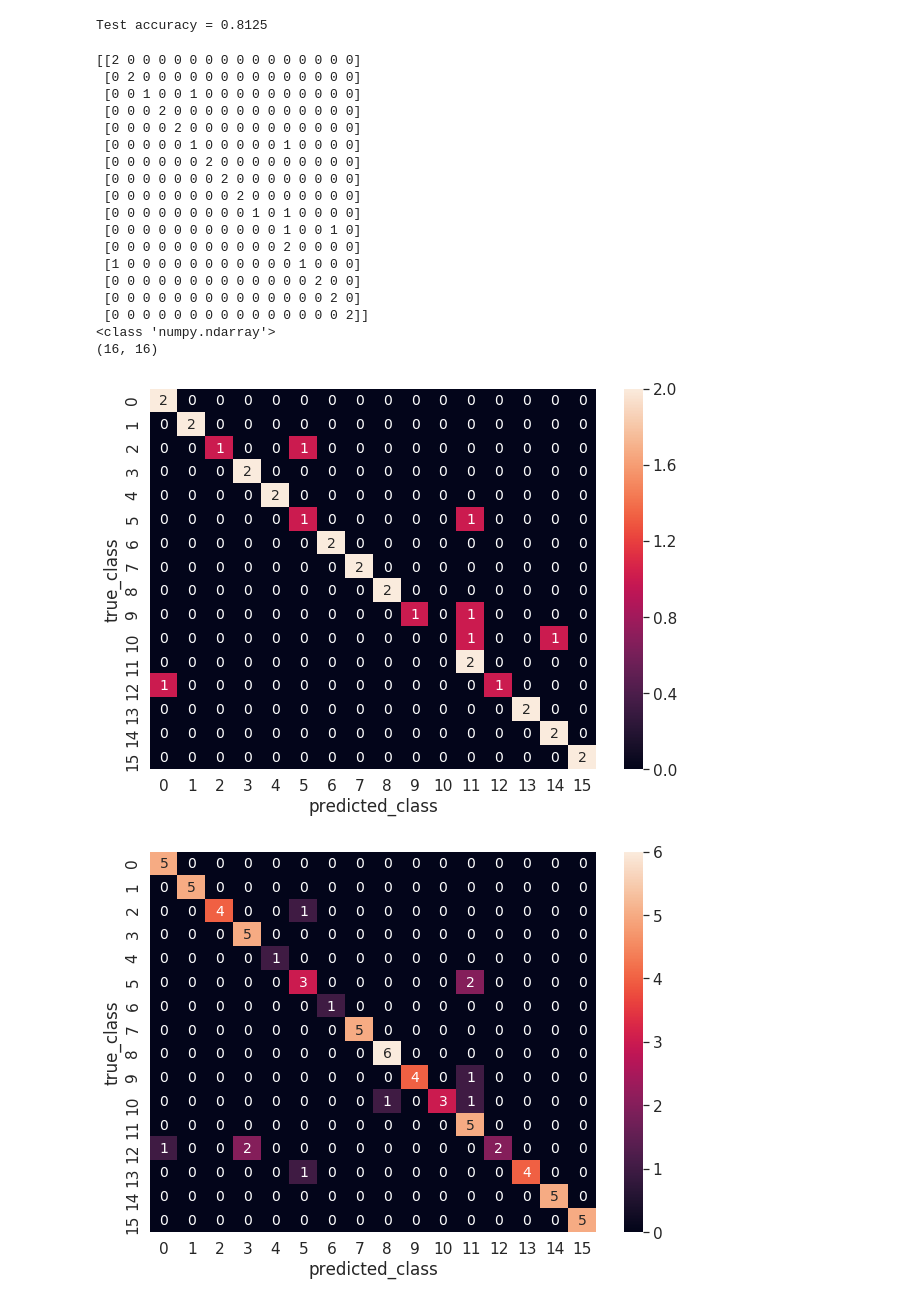
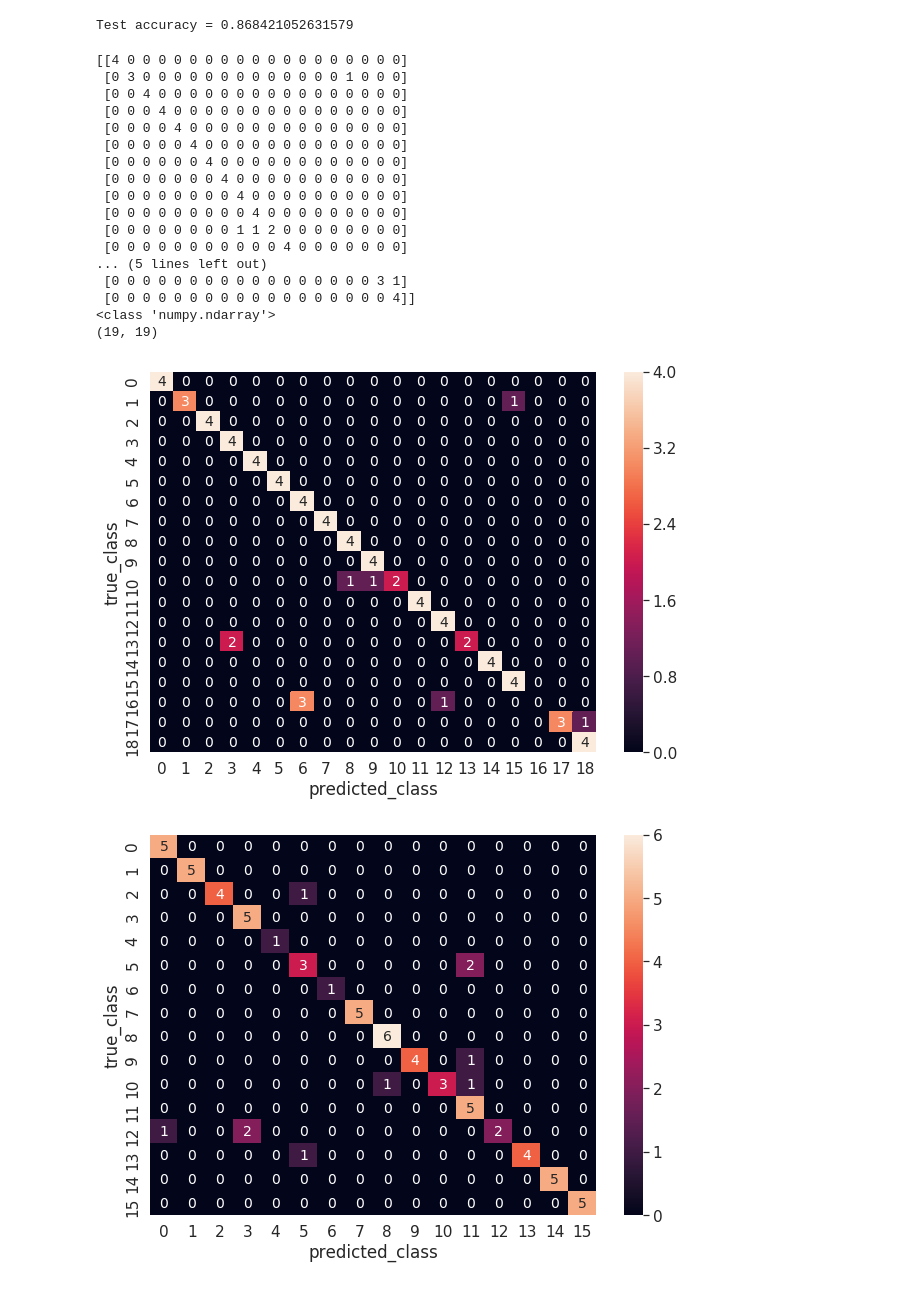
Before and after one commit to atifkarim/Implementation-of-Image-Perception-System-for-Kitchen-Utensils, a Jupyter notebook: classification_UE4_image/test_classification.ipynb, the cells around one changed output. Drawn from its saved outputs; the diff is of its cells as text; code cells hidden in the pictures.

Commit message:
train with high res image, accuracy good but still bad for some class

```diff
--- a/classification_UE4_image/test_classification.ipynb
+++ b/classification_UE4_image/test_classification.ipynb
@@ -30,8 +30,8 @@ from matplotlib.pylab import rcParams
 
 #import keras
 
-NUM_CLASSES = 16 # change it with respect to the desired class
-IMG_SIZE = 48 # change it if it desired
+NUM_CLASSES = 19 # change it with respect to the desired class
+IMG_SIZE = 100 # change it if it desired
 IMG_depth = 3 # for RGB 3, for B&W it will be 1
 from keras.applications import VGG16
 # %%
@@ -51,7 +51,7 @@ def preprocess_img(img):
     img = transform.resize(img, (IMG_SIZE, IMG_SIZE))
 
     # roll color axis to axis 0
-    img = np.rollaxis(img,-1) # comment out this line if need channel last operation
+#     img = np.rollaxis(img,-1) # comment this line if need channel last operation
 
     return img
 
@@ -62,4 +62,4 @@ def get_class(img_path):
 path = '/home/atif/machine_learning_stuff/model_file_keras/'
 # %%
 from keras.models import load_model
-model = load_model(path+'2019-10-15 09:16:18_new_model_channel_first_epoch_50.h5')
+model = load_model(path+'2019-10-22 09:44:04_vgg16_CHANNEL_LAST_epoch_50.h5')
@@ -106,7 +118,7 @@ y_pred = model.predict_classes(X_test)
 acc = np.sum(y_pred==y_test)/np.size(y_pred)
 print("Test accuracy = {}".format(acc))
 # %% [output]
-Test accuracy = 0.8125
+Test accuracy = 0.868421052631579
 # %%
 from sklearn.metrics import confusion_matrix
 results = confusion_matrix(y_test, y_pred)
@@ -114,42 +126,41 @@ print(results)
 print(type(results))
 print(results.shape)
 # %% [output]
-[[2 0 0 0 0 0 0 0 0 0 0 0 0 0 0 0]
- [0 2 0 0 0 0 0 0 0 0 0 0 0 0 0 0]
- [0 0 1 0 0 1 0 0 0 0 0 0 0 0 0 0]
- [0 0 0 2 0 0 0 0 0 0 0 0 0 0 0 0]
- [0 0 0 0 2 0 0 0 0 0 0 0 0 0 0 0]
- [0 0 0 0 0 1 0 0 0 0 0 1 0 0 0 0]
- [0 0 0 0 0 0 2 0 0 0 0 0 0 0 0 0]
- [0 0 0 0 0 0 0 2 0 0 0 0 0 0 0 0]
- [0 0 0 0 0 0 0 0 2 0 0 0 0 0 0 0]
- [0 0 0 0 0 0 0 0 0 1 0 1 0 0 0 0]
- [0 0 0 0 0 0 0 0 0 0 0 1 0 0 1 0]
- [0 0 0 0 0 0 0 0 0 0 0 2 0 0 0 0]
- [1 0 0 0 0 0 0 0 0 0 0 0 1 0 0 0]
- [0 0 0 0 0 0 0 0 0 0 0 0 0 2 0 0]
- [0 0 0 0 0 0 0 0 0 0 0 0 0 0 2 0]
- [0 0 0 0 0 0 0 0 0 0 0 0 0 0 0 2]]
+[[4 0 0 0 0 0 0 0 0 0 0 0 0 0 0 0 0 0 0]
+ [0 3 0 0 0 0 0 0 0 0 0 0 0 0 0 1 0 0 0]
+ [0 0 4 0 0 0 0 0 0 0 0 0 0 0 0 0 0 0 0]
+ [0 0 0 4 0 0 0 0 0 0 0 0 0 0 0 0 0 0 0]
+ [0 0 0 0 4 0 0 0 0 0 0 0 0 0 0 0 0 0 0]
+ [0 0 0 0 0 4 0 0 0 0 0 0 0 0 0 0 0 0 0]
+ [0 0 0 0 0 0 4 0 0 0 0 0 0 0 0 0 0 0 0]
+ [0 0 0 0 0 0 0 4 0 0 0 0 0 0 0 0 0 0 0]
+ [0 0 0 0 0 0 0 0 4 0 0 0 0 0 0 0 0 0 0]
+ [0 0 0 0 0 0 0 0 0 4 0 0 0 0 0 0 0 0 0]
+ [0 0 0 0 0 0 0 0 1 1 2 0 0 0 0 0 0 0 0]
+ [0 0 0 0 0 0 0 0 0 0 0 4 0 0 0 0 0 0 0]
+... (5 lines left out)
+ [0 0 0 0 0 0 0 0 0 0 0 0 0 0 0 0 0 3 1]
+ [0 0 0 0 0 0 0 0 0 0 0 0 0 0 0 0 0 0 4]]
 <class 'numpy.ndarray'>
-(16, 16)
+(19, 19)
 # %%
 import seaborn as sn
 import pandas as pd
 import matplotlib.pyplot as plt
 
-df_cm = pd.DataFrame(results, range(16),
-                  range(16))
+df_cm = pd.DataFrame(results, range(19),
+                  range(19))
 plt.figure(figsize = (10,7))
 plt.tight_layout()
 sn.set(font_scale=1.4)#for label size
 
 ax = sn.heatmap(df_cm, annot=True,annot_kws={"size": 14},xticklabels=True, yticklabels=True)# font size
 ax.set(xlabel='predicted_class', ylabel='true_class')
-ax.set_ylim(16)
+ax.set_ylim(19)
 figure = ax.get_figure()
-# figure.savefig('23_Sep_sequential_model_85_percent_acc.png', dpi=400)
+# figure.savefig('22_OCT_sequential_model_85_percent_acc_VGG_16_channel_last.png', dpi=400)
 # %% [output]
-[figure, old version]
+[figure, new version]
 # %%
 import seaborn as sn
 import pandas as pd
```
Also changed, not shown: parts of 3 cells of this notebook, 3 other files.
